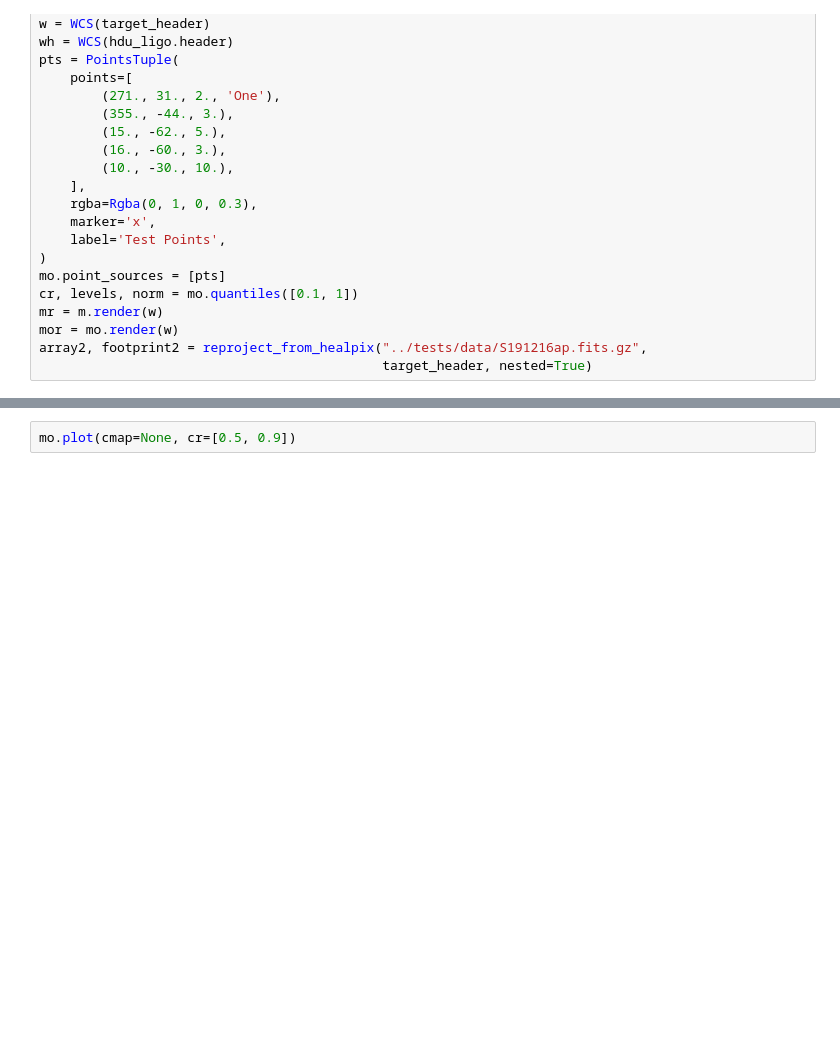
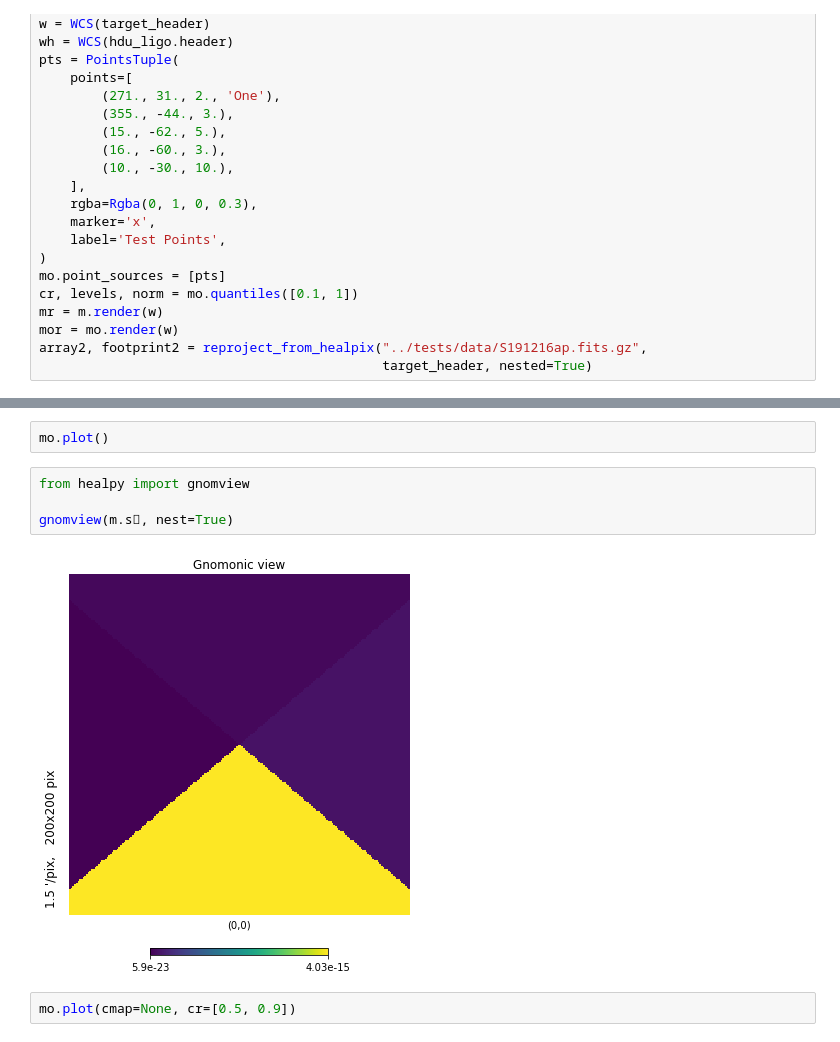
Before and after one commit to markalab/hpmoc, a Jupyter notebook: jup/astroplot.ipynb, the cells around one changed output, grey strips where cells are left out. Saved outputs shown, nothing was run; the diff lists cells and outputs as text; blank space fills up the shorter version.

```diff
--- a/jup/astroplot.ipynb
+++ b/jup/astroplot.ipynb
@@ -81,3 +101,11 @@ ax2.legend()
+# %%
+mo.plot()
+# %%
+from healpy import gnomview
+
+gnomview(m.s⃗, nest=True)
+# %% [output]
+[figure, added]
 # %%
 mo.plot(cmap=None, cr=[0.5, 0.9])
 # %% [output]
```
Also changed, not shown: parts of 4 cells of this notebook.
